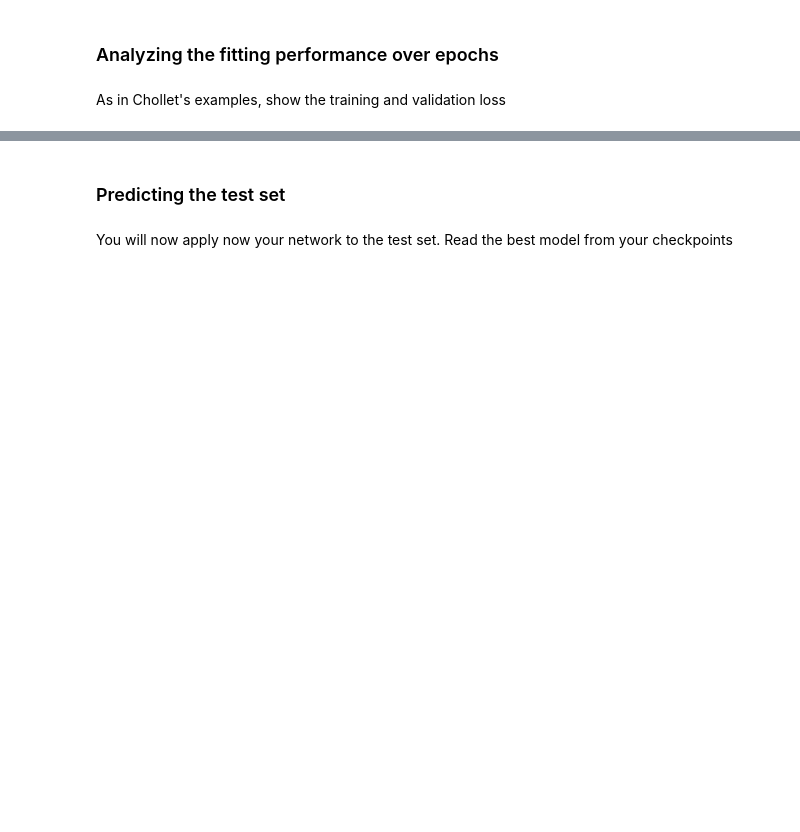
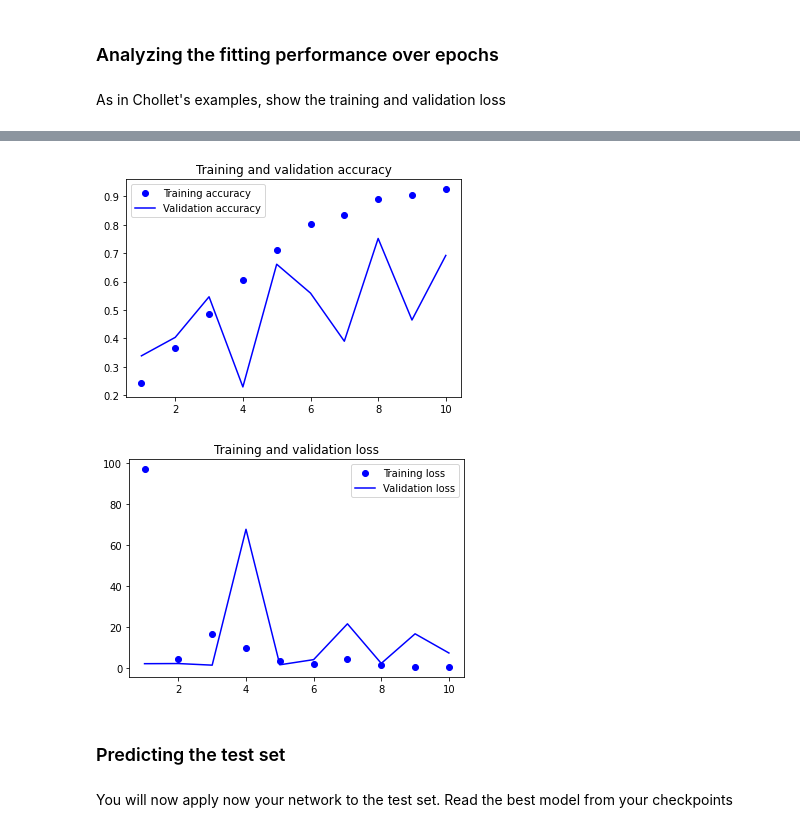
Before and after one commit to filipkalkan/EDAN95, a Jupyter notebook: lab_5/labs/3.0-flowers_cnn_students.ipynb, the cells around one changed output, grey strips where cells are left out. Saved outputs shown, nothing was run; the diff lists cells and outputs as text; code cells hidden in the pictures; blank space fills up the shorter version.

```diff
--- a/lab_5/labs/3.0-flowers_cnn_students.ipynb
+++ b/lab_5/labs/3.0-flowers_cnn_students.ipynb
@@ -167,2 +194,12 @@ Create the network and compile it
+# %%
+inputs = keras.Input(shape=(255, 255, 3))
+x = layers.Conv2D(filters=32, kernel_size=3, activation="relu")(inputs)
+x = layers.MaxPooling2D(pool_size=2)(x)
+x = layers.Conv2D(filters=64, kernel_size=3, activation="relu")(x)
+x = layers.MaxPooling2D(pool_size=2)(x)
+x = layers.Conv2D(filters=128, kernel_size=3, activation="relu")(x)
+x = layers.Flatten()(x)
+outputs = layers.Dense(len(test_dataset.class_names), activation="softmax")(x)
+model = keras.Model(inputs=inputs, outputs=outputs)
 # %% [markdown]
 Compile your network
@@ -171,3 +206,5 @@ Compile your network
+# %%
+model.compile(optimizer="rmsprop", loss="sparse_categorical_crossentropy", metrics=["accuracy"])
 # %%
 model.summary()
 # %% [output]
@@ -203,2 +232,9 @@ You will now fit your model. Before, you will define a callback as in Chollet's
+# %%
+callbacks = [
+    keras.callbacks.ModelCheckpoint(
+        filepath="lab5.keras",
+        save_best_only=True,
+        monitor="val_loss")
+]
 # %% [markdown]
 And fit your model
@@ -224,0 +241,6 @@ Epoch 30/30
+# %%
+history = model.fit(
+    train_dataset,
+    epochs=10,
+    validation_data=validation_dataset,
+    callbacks=callbacks)
@@ -234,3 +272,22 @@ As in Chollet's examples, show the training and validation loss
+# %%
+accuracy = history.history["accuracy"]
+val_accuracy = history.history["val_accuracy"]
+loss = history.history["loss"]
+val_loss = history.history["val_loss"]
+epochs = range(1, len(loss) + 1)
+plt.plot(epochs, accuracy, "bo", label="Training accuracy")
+plt.plot(epochs, val_accuracy, "b", label="Validation accuracy")
+plt.title("Training and validation accuracy")
+plt.legend()
+plt.figure()
+plt.plot(epochs, loss, "bo", label="Training loss")
+plt.plot(epochs, val_loss, "b", label="Validation loss")
+plt.title("Training and validation loss")
+plt.legend()
+plt.show()
+# %% [output]
+[figure, added]
+[figure, added]
 # %% [markdown]
 ### Predicting the test set
 # %% [markdown]
```
Also changed, not shown: parts of 62 cells of this notebook, 2 other files.
